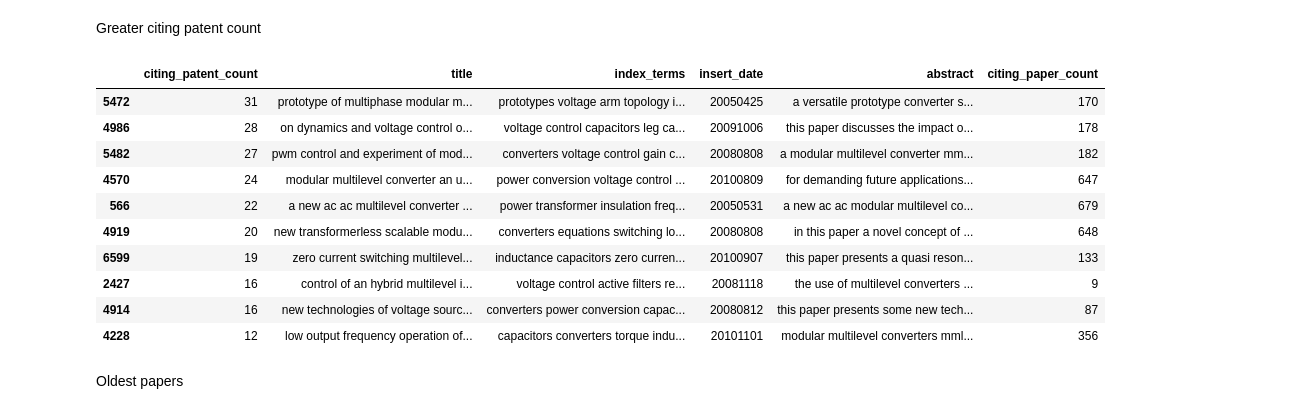
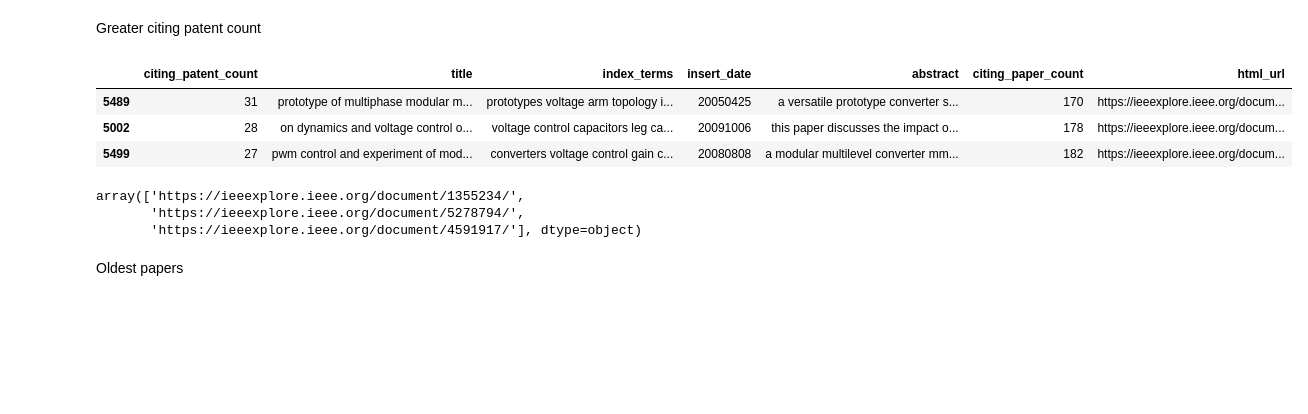
Before and after one commit to pabloajimenezc/SOTA, a Jupyter notebook: notebooks/02_data_preprocessing.ipynb, the cells around one changed output. Saved outputs shown, nothing was run; the diff lists cells and outputs as text; code cells hidden in the pictures; blank space fills up the shorter version.

```diff
--- a/notebooks/02_data_preprocessing.ipynb
+++ b/notebooks/02_data_preprocessing.ipynb
@@ -254,10 +258,11 @@ numeric_cols = [
 # %%
 # Text columns to lower case and remove special characters (let numbers)
 for col in text_cols:
-    data[col] = data[col].str.lower()                               # Lower case
+    data[col] = data[col].str.lower()                                  # Lower case
     data[col] = data[col].str.replace(r'[^a-z0-9\s]', ' ', regex=True) # Remove spacial characters
-    data[col] = data[col].str.split(r'\s+')                         # Remove multiple spaces, convert to list
-    data[col] = data[col].apply(lambda x: ' '.join(x))              # Convert back to string
+    # data[col] = data[col].str.split(r'\s+')                            # Remove multiple spaces, convert to list (same as tokenization)
+    data[col] = data[col].apply(word_tokenize)                         # Tokenization
+    data[col] = data[col].apply(lambda x: ' '.join(x))                 # Convert back to string
 
 data.head()
 # %% [output]
@@ -453,19 +456,18 @@ data.sort_values(by='citing_paper_count', ascending=False).head(10)
 # %% [markdown]
 Greater citing patent count
 # %%
-data.sort_values(by='citing_patent_count', ascending=False).head(10)
+data.sort_values(by='citing_patent_count', ascending=False).head(3)
 # %% [output]
-|  | citing_patent_count | title | index_terms | insert_date | abstract | citing_paper_count |
-| 5472 | 31 | prototype of multiphase modular m... | prototypes voltage arm topology i... | 20050425 | a versatile prototype converter s... | 170 |
-| 4986 | 28 | on dynamics and voltage control o... | voltage control capacitors leg ca... | 20091006 | this paper discusses the impact o... | 178 |
-| 5482 | 27 | pwm control and experiment of mod... | converters voltage control gain c... | 20080808 | a modular multilevel converter mm... | 182 |
-| 4570 | 24 | modular multilevel converter an u... | power conversion voltage control ... | 20100809 | for demanding future applications... | 647 |
-| 566 | 22 | a new ac ac multilevel converter ... | power transformer insulation freq... | 20050531 | a new ac ac modular multilevel co... | 679 |
-| 4919 | 20 | new transformerless scalable modu... | converters equations switching lo... | 20080808 | in this paper a novel concept of ... | 648 |
-| 6599 | 19 | zero current switching multilevel... | inductance capacitors zero curren... | 20100907 | this paper presents a quasi reson... | 133 |
-| 2427 | 16 | control of an hybrid multilevel i... | voltage control active filters re... | 20081118 | the use of multilevel converters ... | 9 |
-| 4914 | 16 | new technologies of voltage sourc... | converters power conversion capac... | 20080812 | this paper presents some new tech... | 87 |
-| 4228 | 12 | low output frequency operation of... | capacitors converters torque indu... | 20101101 | modular multilevel converters mml... | 356 |
+|  | citing_patent_count | title | index_terms | insert_date | abstract | citing_paper_count | html_url |
+| 5489 | 31 | prototype of multiphase modular m... | prototypes voltage arm topology i... | 20050425 | a versatile prototype converter s... | 170 | https://ieeexplore.ieee.org/docum... |
+| 5002 | 28 | on dynamics and voltage control o... | voltage control capacitors leg ca... | 20091006 | this paper discusses the impact o... | 178 | https://ieeexplore.ieee.org/docum... |
+| 5499 | 27 | pwm control and experiment of mod... | converters voltage control gain c... | 20080808 | a modular multilevel converter mm... | 182 | https://ieeexplore.ieee.org/docum... |
+# %%
+data.sort_values(by='citing_patent_count', ascending=False).head(3)['html_url'].values
+# %% [output]
+array(['https://ieeexplore.ieee.org/document/1355234/',
+       'https://ieeexplore.ieee.org/document/5278794/',
+       'https://ieeexplore.ieee.org/document/4591917/'], dtype=object)
 # %% [markdown]
 Oldest papers
 # %%
```
Also changed, not shown: parts of 32 cells of this notebook, 3 other files.
